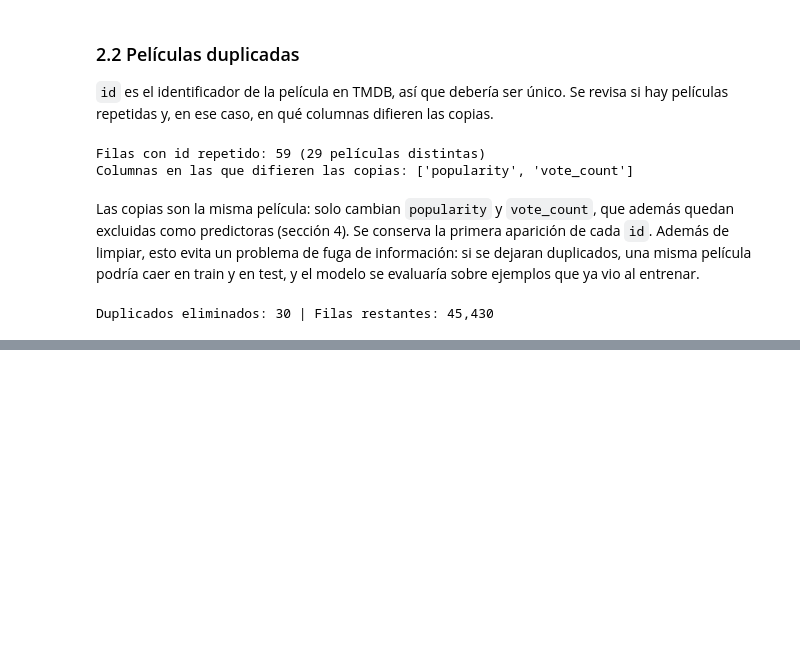
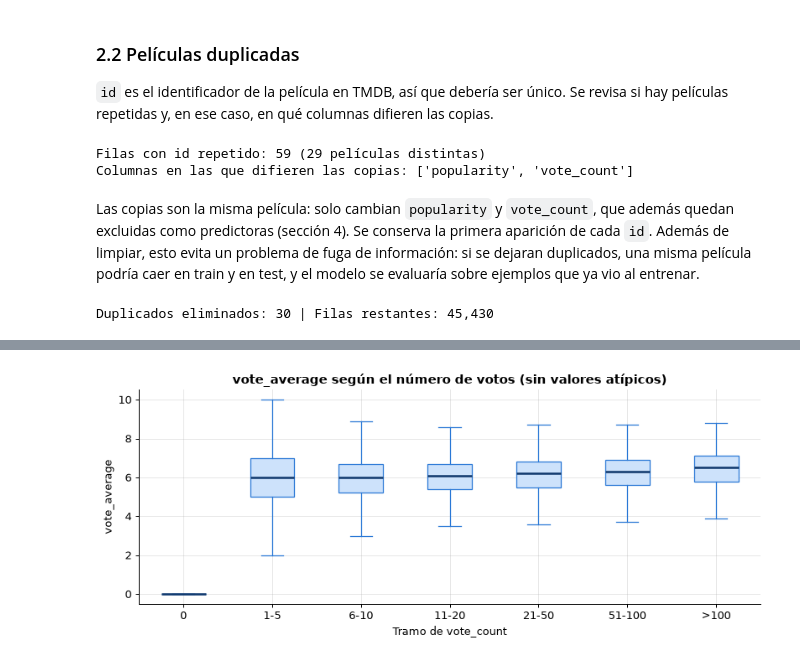
Before and after one commit to amunera66/proyecto-modelos-1, a Jupyter notebook: fase-1/fase1_modelo_predictivo.ipynb, the cells around one changed output, grey strips where cells are left out. Drawn from its saved outputs; the diff is of its cells as text; code cells hidden in the pictures; blank space fills up the shorter version.

```diff
--- a/fase-1/fase1_modelo_predictivo.ipynb
+++ b/fase-1/fase1_modelo_predictivo.ipynb
@@ -190,0 +297,9 @@ Duplicados eliminados: 30 | Filas restantes: 45,430
+# %%
+tramos = pd.cut(
+    df["vote_count"],
+    bins=[-1, 0, 5, 10, 20, 50, 100, np.inf],
+    labels=["0", "1-5", "6-10", "11-20", "21-50", "51-100", ">100"],
+)
+resumen_tramos = df.groupby(tramos, observed=True)["vote_average"].agg(["count", "mean", "std"]).round(2)
+resumen_tramos.index.name = "vote_count"
+resumen_tramos
@@ -190,0 +316,17 @@ Duplicados eliminados: 30 | Filas restantes: 45,430
+# %%
+fig, ax = plt.subplots(figsize=(9, 3.8))
+grupos = [df.loc[tramos == t, "vote_average"].dropna() for t in tramos.cat.categories]
+ax.boxplot(
+    grupos, tick_labels=list(tramos.cat.categories), showfliers=False,
+    patch_artist=True,
+    boxprops={"facecolor": "#cde2fb", "edgecolor": COLOR_PRINCIPAL},
+    medianprops={"color": "#0d366b", "linewidth": 2},
+    whiskerprops={"color": COLOR_PRINCIPAL}, capprops={"color": COLOR_PRINCIPAL},
+)
+ax.set_xlabel("Tramo de vote_count")
+ax.set_ylabel("vote_average")
+ax.set_title("vote_average según el número de votos (sin valores atípicos)", fontweight="bold")
+fig.tight_layout()
+plt.show()
+# %% [output]
+[figure, added]
```
Also changed, not shown: parts of 12 cells of this notebook.
